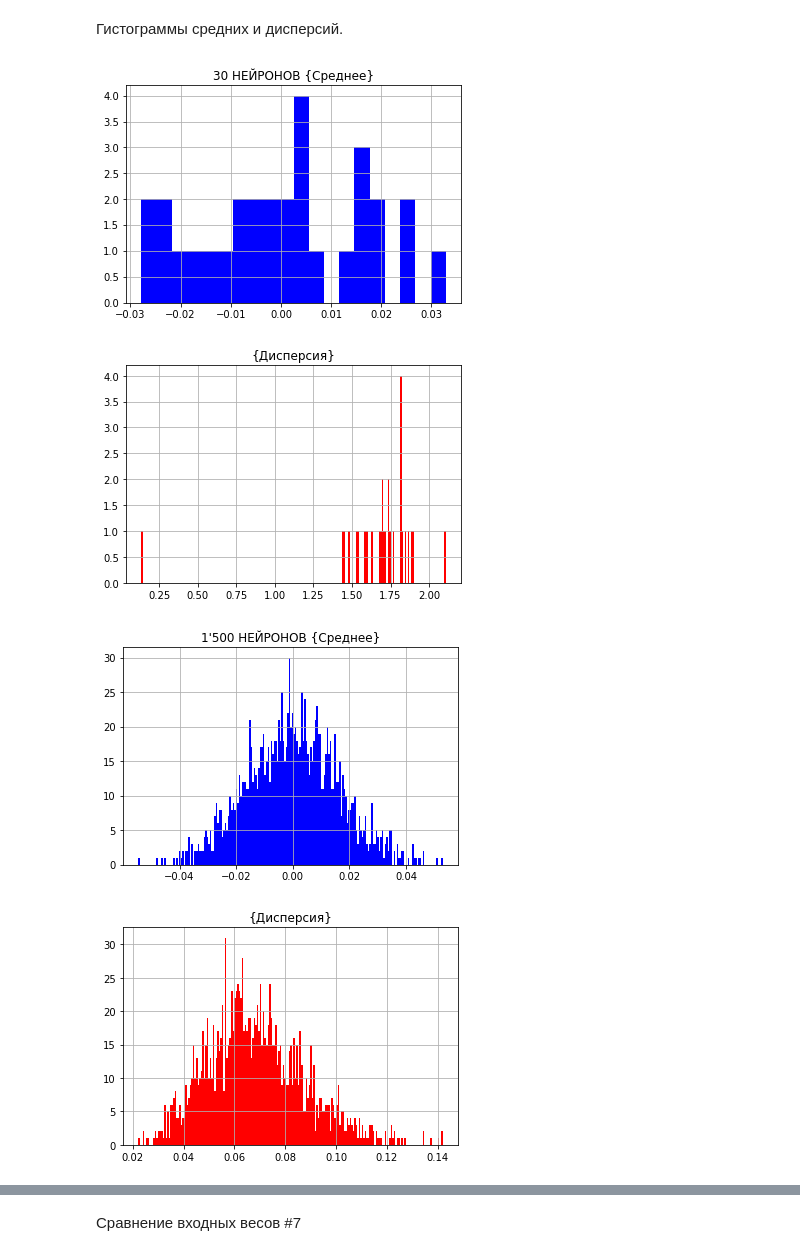
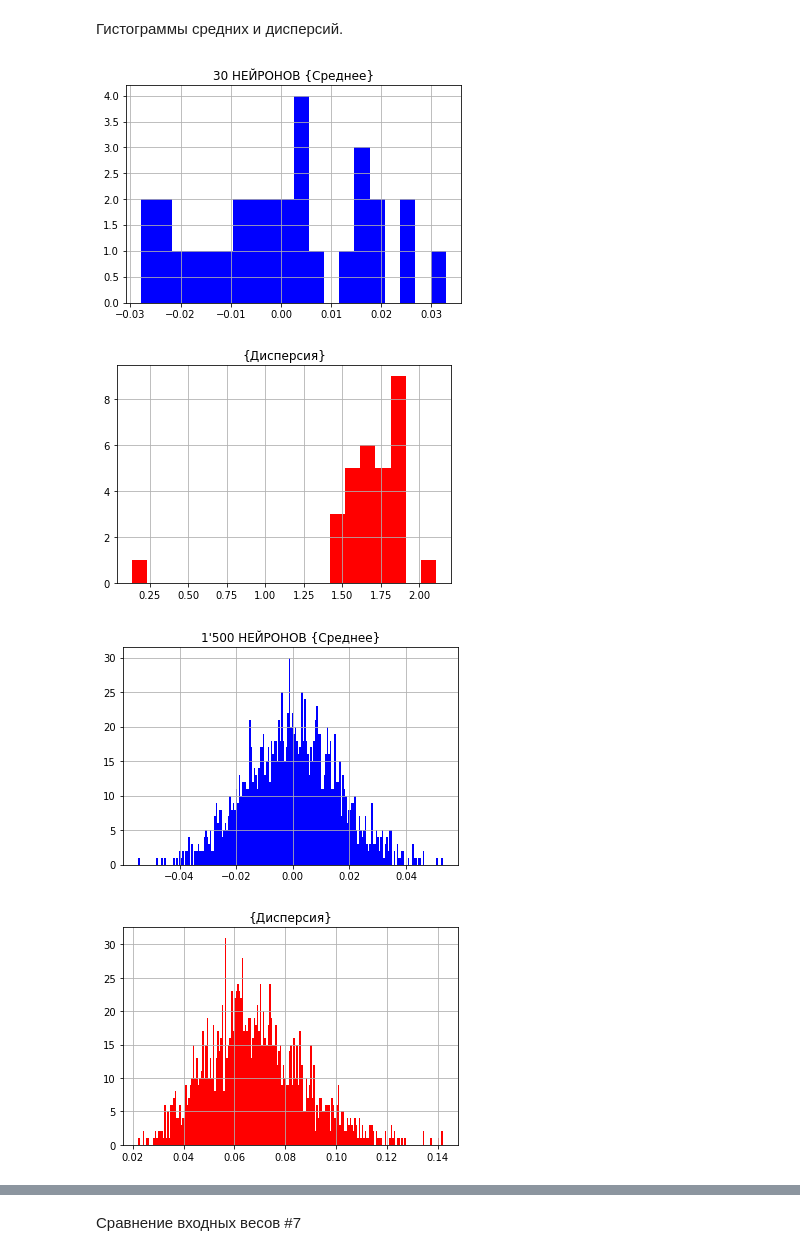
Before and after one commit to helenross636/magic_season, a Jupyter notebook: Load_nets+work_#7.ipynb, the cells around one changed output, grey strips where cells are left out. Drawn from its saved outputs; the diff is of its cells as text; code cells hidden in the pictures.

```diff
--- a/Load_nets+work_#7.ipynb
+++ b/Load_nets+work_#7.ipynb
@@ -297,35 +297,35 @@ for i in range(4):
     plt.figure()
     plt.title("30 НЕЙРОНОВ {Среднее}")
     bins=20
   if i==1:
     weight_origin2=model2.layers[1].get_weights()[0] #ВЫХОД скрытого
     plt.figure()
     plt.title("1'500 НЕЙРОНОВ {Среднее}")
     bins=200
   if i==2:
     weight_origin2=model3.layers[1].get_weights()[0] #ВЫХОД скрытого
     plt.figure()
     plt.title("5'000 НЕЙРОНОВ {Среднее}")
     bins=200
   if i==3:
     weight_origin2=model4.layers[1].get_weights()[0] #ВЫХОД скрытого
     plt.figure()
     plt.title("10'000 НЕЙРОНОВ {Среднее}")
     bins=200
 
   aver = np.mean(weight_origin2, axis=1)
   disp = np.std(weight_origin2, axis=1)
   #plt.subplot(4,2,i*2+1)
   plt.hist(aver, bins, facecolor='blue')
   plt.grid(True)
   #plt.subplot(4,2,i*2+2)
   plt.figure()
   plt.title("{Дисперсия}")
-  plt.hist(disp, bins=200, facecolor='red')
+  plt.hist(disp, bins, facecolor='red')
   plt.grid(True)
 # %% [output]
 [figure]
-[figure, old version]
+[figure, new version]
 [figure]
 [figure]
 [figure]
```
